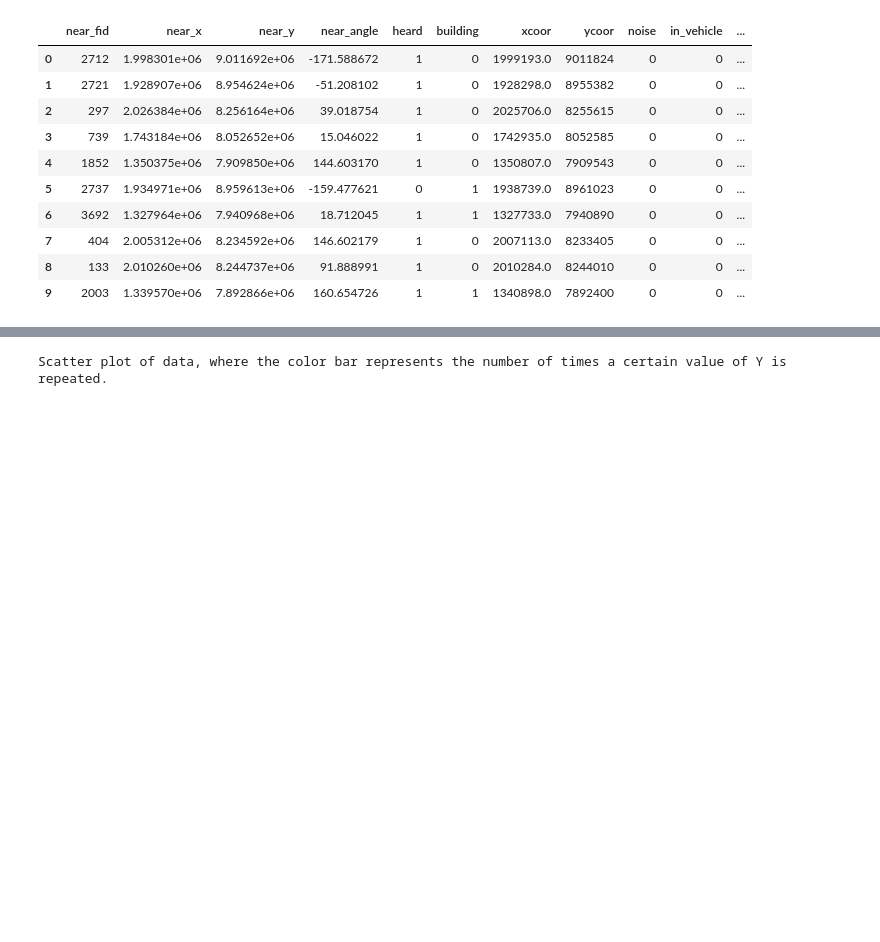
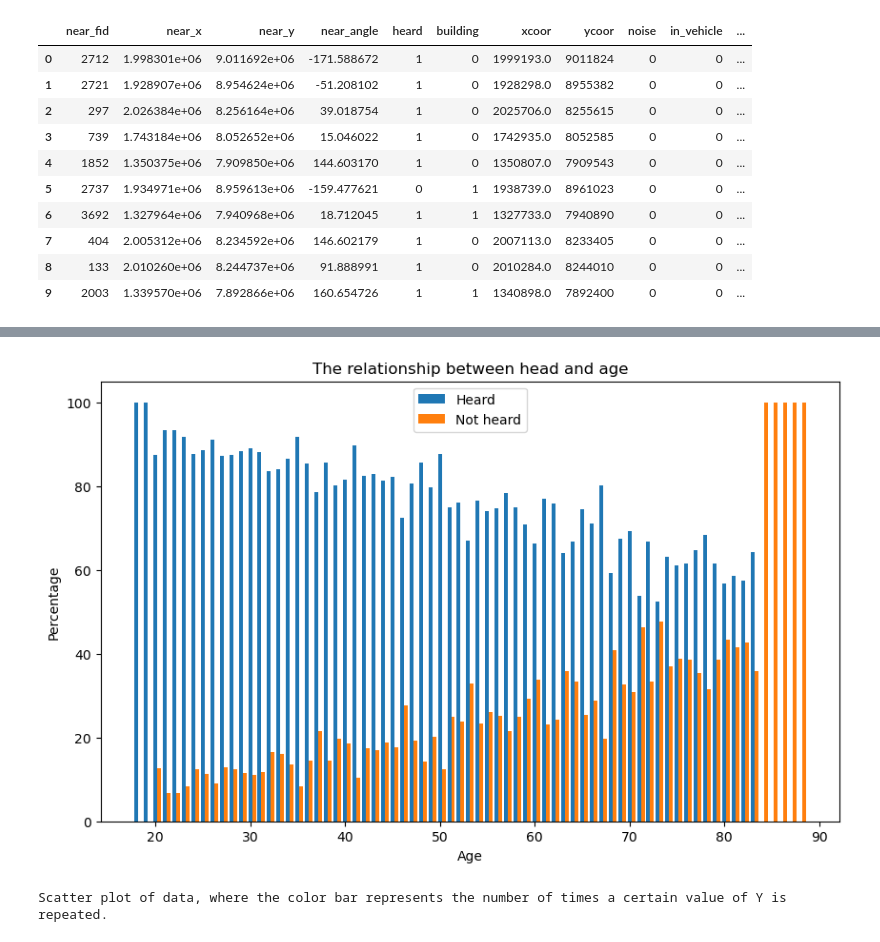
Before and after one commit to sofiapetterssonnn/machine_learning, a Jupyter notebook: dataAnalysis.ipynb, the cells around one changed output, grey strips where cells are left out. Saved outputs shown, nothing was run; the diff lists cells and outputs as text; code cells hidden in the pictures; blank space fills up the shorter version.

Commit message:
Data analysis plot

```diff
--- a/dataAnalysis.ipynb
+++ b/dataAnalysis.ipynb
@@ -111,6 +111,26 @@ plt.show()
 # %% [output]
 Scatter plot of data, where the color bar represents the number of times a certain value of Y is repeated.
 [figure]
+# %%
+total_heard = data['age'].value_counts()            #Total number of people in each age group
+
+#How many heard and not in each age group and calculate percentage
+heard_count = data.groupby('age')['heard'].sum()
+not_heard_count = total_heard-heard_count
+heard_percentage = (heard_count/total_heard)*100
+not_heard_percentage = (not_heard_count/total_heard)*100
+
+#Plot the figure
+plt.figure(figsize=(10,6))
+plt.bar(heard_percentage.index, heard_percentage, width=0.4, label='Heard')
+plt.bar(not_heard_percentage.index + 0.4, not_heard_percentage, width=0.4, label='Not heard')
+plt.xlabel('Age')
+plt.ylabel('Percentage')
+plt.title('The relationship between head and age')
+plt.legend()
+plt.show()
+# %% [output]
+[figure, added]
 # %%
 # Create scatter plot that represents the relationship between whether people hear the siren and their age
 
```
Also changed, not shown: 1 other file.
